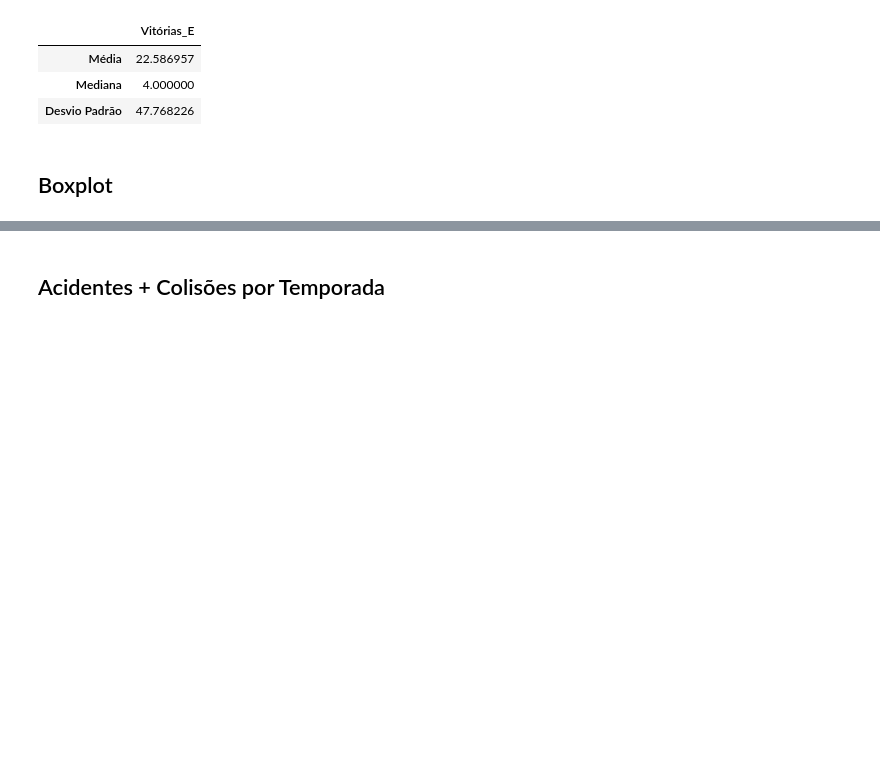
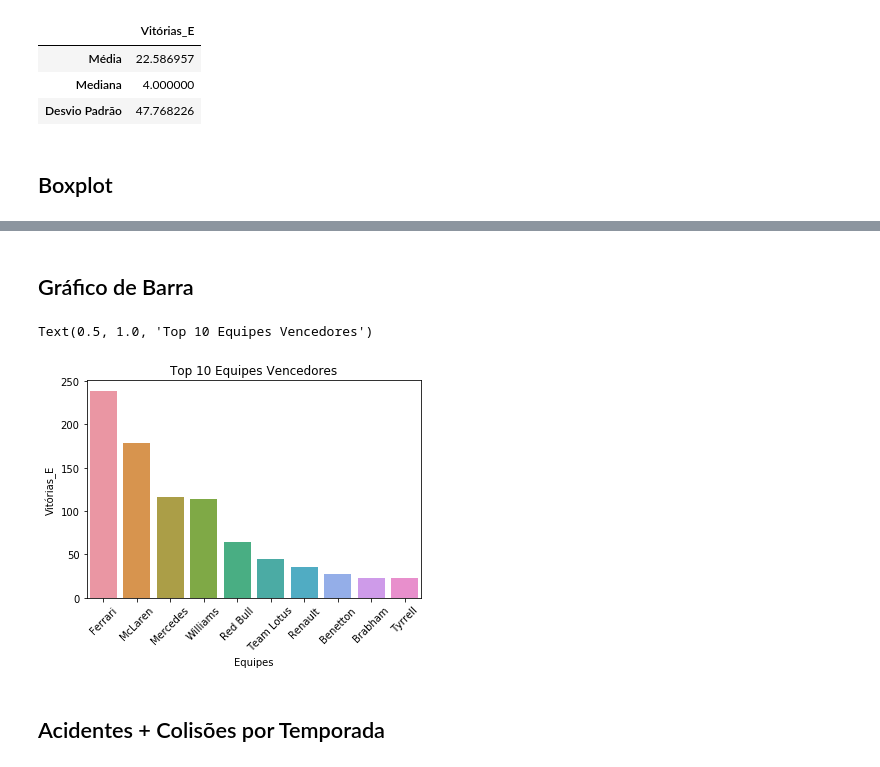
Before and after one commit to Caioviniciusb/Projeto_ICD, a Jupyter notebook: Projeto_ICD.ipynb, the cells around one changed output, grey strips where cells are left out. Cells and saved outputs as stored; diff of their text form; code cells hidden in the pictures; blank space fills up the shorter version.

```diff
--- a/Projeto_ICD.ipynb
+++ b/Projeto_ICD.ipynb
@@ -76,6 +91,7 @@ teams_results = teams_results.rename(columns={"constructorId":"Vitórias_E"})
 # %%
 teams_wins = teams_results.groupby("Equipes").count()
 teams_wins = teams_wins.sort_values(by="Vitórias_E", ascending=False)[["Vitórias_E"]]
+t_w_barplot = teams_wins.iloc[:10]
 teams_wins.iloc[:15]
 # %% [output]
 |  | Vitórias_E |
@@ -120,3 +136,13 @@ teams_wins.boxplot(column="Vitórias_E")
+# %% [markdown]
+## Gráfico de Barra
+# %%
+t_w_barplot = t_w_barplot.reset_index()
+sns.barplot(data=t_w_barplot, x="Equipes", y="Vitórias_E")
+plt.xticks(rotation=45)
+plt.title("Top 10 Equipes Vencedores")
+# %% [output]
+Text(0.5, 1.0, 'Top 10 Equipes Vencedores')
+[figure, added]
 # %% [markdown]
 ## Acidentes + Colisões por Temporada
 # %%
```
Also changed, not shown: parts of 14 cells of this notebook.
